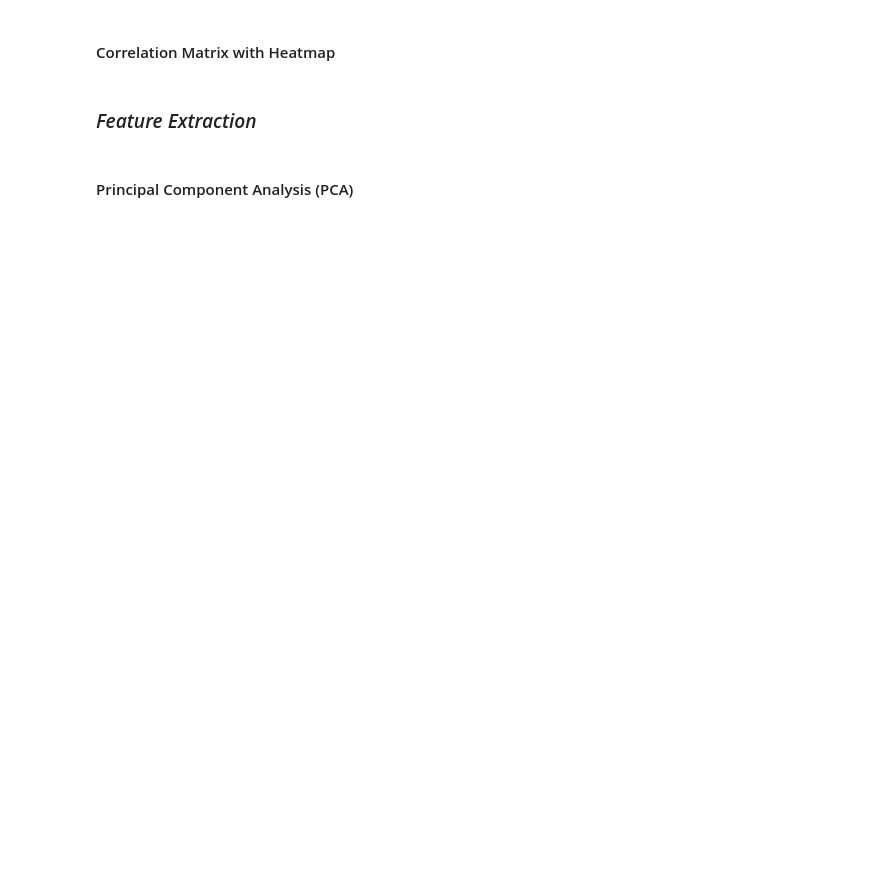
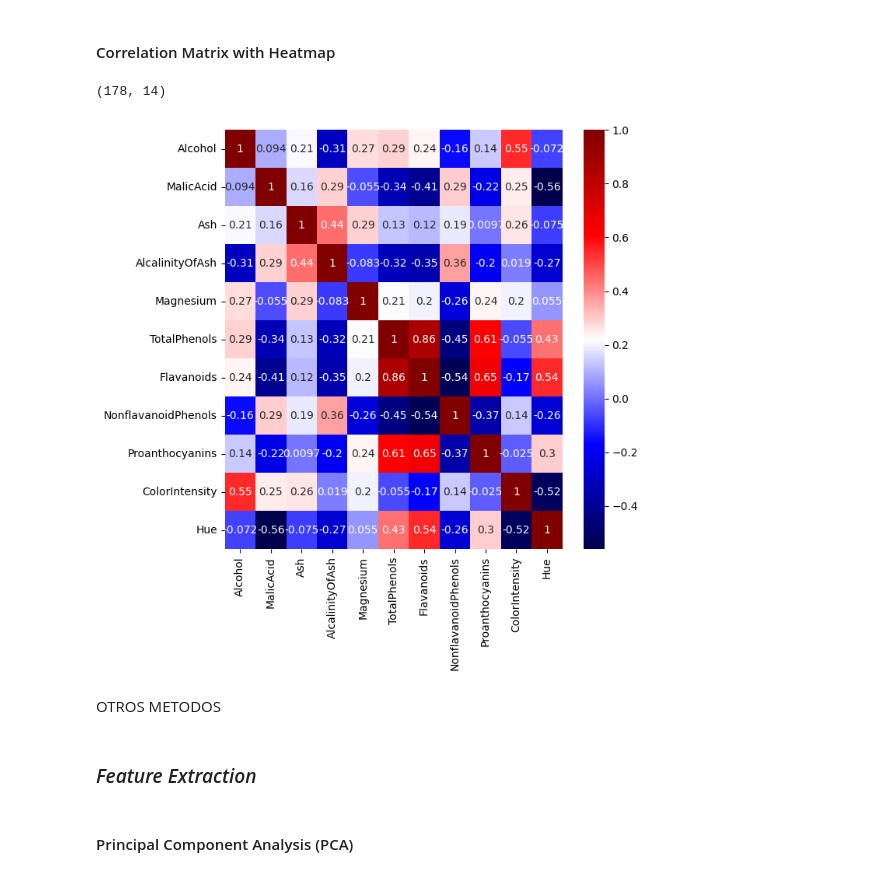
Before and after one commit to Ricardomanuel1/Maestr-a_Ciencia_de_Datos, a Jupyter notebook: 2.2 VISUALIZACIÓN/DS_MultidimensionalDataI.ipynb, the cells around one changed output. Drawn from its saved outputs; the diff is of its cells as text; code cells hidden in the pictures; blank space fills up the shorter version.

```diff
--- a/2.2 VISUALIZACIÓN/DS_MultidimensionalDataI.ipynb
+++ b/2.2 VISUALIZACIÓN/DS_MultidimensionalDataI.ipynb
@@ -102,29 +132,34 @@ plt.show()
 # %%
 import pandas as pd
 import numpy as np
 import seaborn as sns
 
 import matplotlib.pyplot as plt
 
 
 url = 'https://archive.ics.uci.edu/ml/machine-learning-databases/wine/wine.data'
 cols =  ['Class', 'Alcohol', 'MalicAcid', 'Ash', 'AlcalinityOfAsh', 'Magnesium', 'TotalPhenols',
          'Flavanoids', 'NonflavanoidPhenols', 'Proanthocyanins', 'ColorIntensity',
          'Hue', 'OD280/OD315', 'Proline']
 data = pd.read_csv(url, names=cols)
 
 print(data.shape)
 
 X = data.iloc[:,1:12]  #independent columns
 y = data.iloc[:,0]    #target column
 
 
 #get correlations of each features in dataset
-corrmat = X.corr(method="pearson")
+corrmat = X.corr(method="pearson")#es el mas conocido y usado
 top_corr_features = corrmat.index
-plt.figure(figsize=(15,15))
+plt.figure(figsize=(7,7))
 #plot heat map
 g=sns.heatmap(X[top_corr_features].corr(),annot=True,cmap="seismic")
+# %% [output]
+(178, 14)
+[figure, added]
+# %% [markdown]
+OTROS METODOS
 # %% [markdown]
 ### *Feature Extraction*
 # %% [markdown]
```
Also changed, not shown: parts of 16 cells of this notebook.
